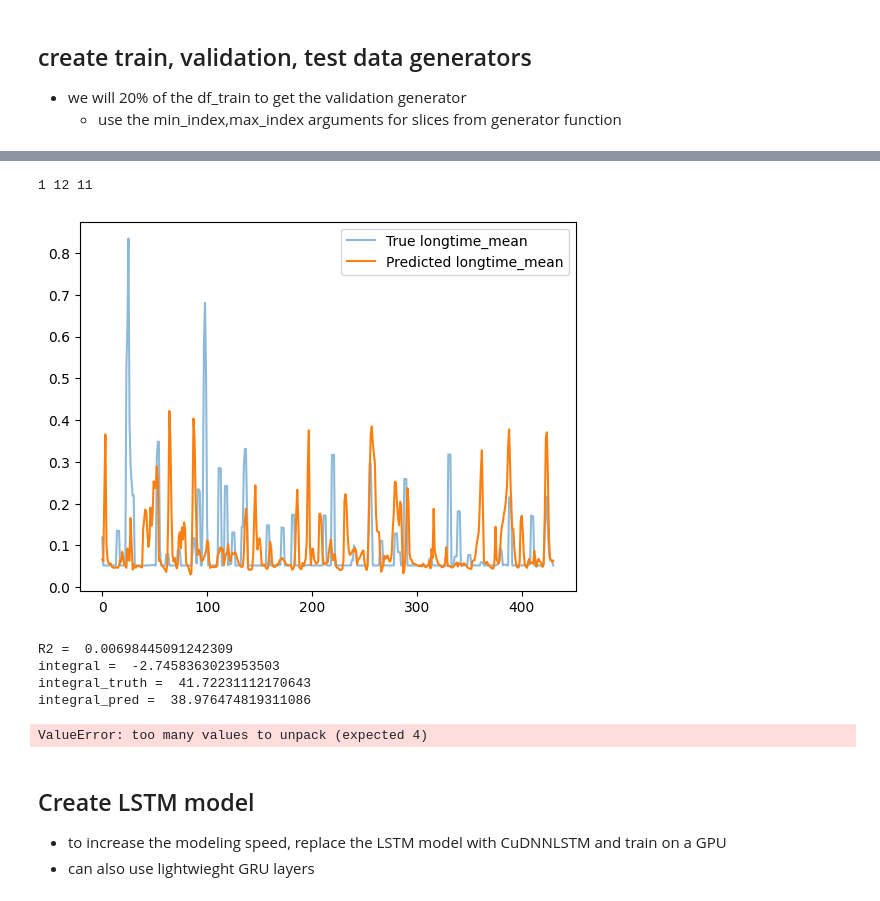
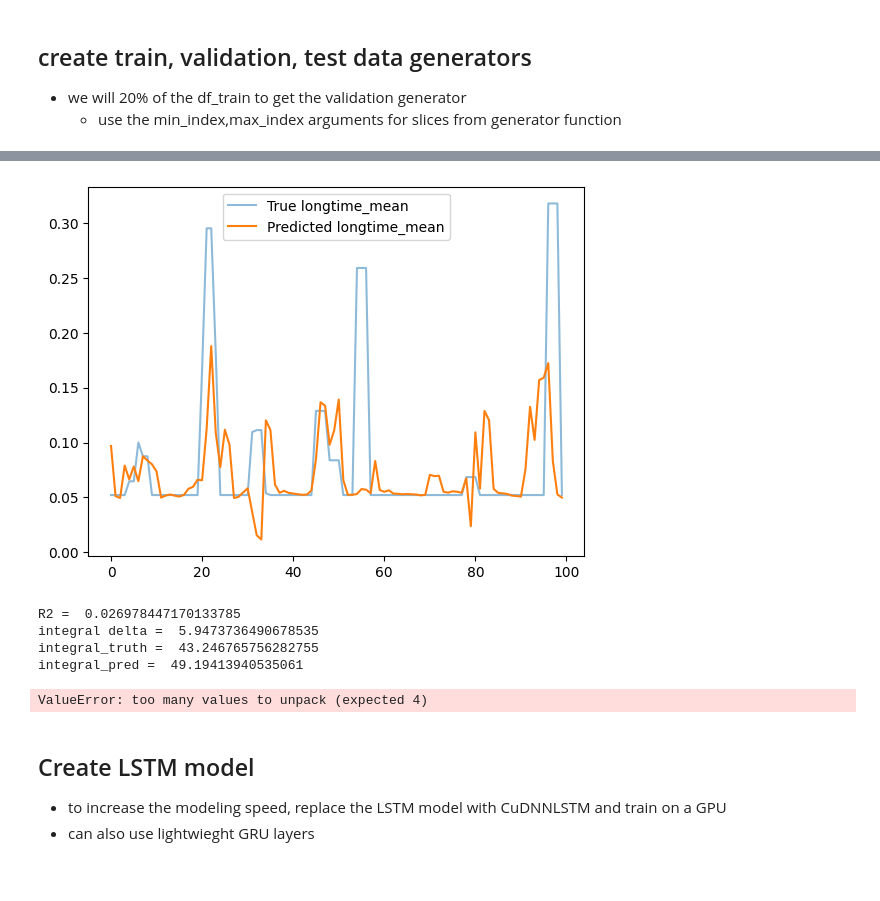
Before and after one commit to grinwi/smartboiler, a Jupyter notebook: src/smartboiler/lstm_example_with_multivariate_time_series 2.ipynb, the cells around one changed output, grey strips where cells are left out. Cells and saved outputs as stored; diff of their text form; code cells hidden in the pictures.

```diff
--- a/src/smartboiler/lstm_example_with_multivariate_time_series 2.ipynb
+++ b/src/smartboiler/lstm_example_with_multivariate_time_series 2.ipynb
@@ -187,7 +207,7 @@ with open('df_form_mult_16032024.pkl', 'rb') as f:
     df_concat_form = pickle.load(f)
     df_concat_form = df_concat_form.dropna(subset=['water_temperature_mean'])
 # %%
-with open('df_zuka_mult_16032024.pkl', 'rb') as f:
+with open('df_zuka_mult_01042024.pkl', 'rb') as f:
     df_concat_zuka = pickle.load(f)
     df_concat_zuka = df_concat_zuka.dropna(subset=['water_temperature_mean'])
 # %%
@@ -351,11 +404,19 @@ predicted_columns = [
     # "heading_to_home_cos",
 ]
 
+model_path = "model_zuka.keras"
+scaler_path = "scaler_zuka.pkl"
+
+# model_path = "model_zuka.keras"
+# scaler_path = "scaler_zuka.pkl"
 
 
-forecast = Forecast(dataHandler, start_of_data=start_of_data, model_path='model_zuka.pkl', scaler_path='scaler_zuka.pkl', predicted_columns=predicted_columns)
-# forecast.train_model(df_training_data=df_train)
-# forecast.build_model(
-# )
-# forecast.fit_model()
+
+
+forecast = Forecast(dataHandlerZuka, start_of_data=start_of_data, model_path=model_path, scaler_path=scaler_path, predicted_columns=predicted_columns)
+forecast.build_model()
+forecast.train_model(df_training_data=df_train)
+
+forecast.train_model(df_training_data=df_train_zuka)
+
 forecast.load_model(left_time_interval=start_of_data, right_time_interval=end_of_training_data)
@@ -455,15 +474,17 @@ Integral predicted: 11.884116709247474, Integral real: 14.164568179600565, Integ
 # %%
 
-left_test = datetime(2023,12,15)
-right_test = datetime(2024,3,1)
+left_test = datetime(2024,1,15)
+right_test = datetime(2024,4,1)
 
 from sklearn.metrics import mean_squared_error
 from scipy import stats
 import matplotlib.pyplot as plt
 
-df_test_direct = forecast.dataHandler.get_data_for_prediction(left_test, right_test)
-df_test_norm = df_test_direct.copy()
-df_test_norm = df_test.copy()
+# df_test_direct = forecast.dataHandler.get_data_for_prediction(left_test, right_test)
+# df_test_norm = df_test_direct.copy()
+
+
+df_test_norm = df_test_zuka.copy()
 df_test_norm[df_test_norm.columns] = forecast.scaler.transform(df_test_norm)
 
 test_gen = forecast.mul_generator(dataframe = df_test_norm,
@@ -488,12 +509,13 @@ num_targets = len(predicted_columns)
 len_columns = len(df_test.columns)
 num_features = len_columns - num_targets
 
-print(num_targets, len_columns, num_features)
 
 # np.expand_dims(y_truth,axis=1).shape
 y_pred_inv = np.concatenate(
     (y_pred, np.zeros((y_pred.shape[0], num_features))), axis=1
 )
+
+
 y_pred_inv = forecast.scaler.inverse_transform(y_pred_inv)
 
 y_truth_concat = np.concatenate(
@@ -511,43 +533,42 @@ y_pred_inv_df['longtime_mean'] = y_pred_inv_df['longtime_mean']
 y_pred_inv_df = y_pred_inv_df.dropna()
 
 
 for i in range(num_targets):
 
     plt.figure()
-    plt.plot(y_pred_inv_df['truth'][:], label=f'True {predicted_columns[i]}', alpha=0.5)
-    plt.plot(y_pred_inv_df['longtime_mean'][:], label=f'Predicted {predicted_columns[i]}')
+    plt.plot(y_pred_inv_df['truth'][:100], label=f'True {predicted_columns[i]}', alpha=0.5)
+    plt.plot(y_pred_inv_df['longtime_mean'][:100], label=f'Predicted {predicted_columns[i]}')
     plt.legend()
     plt.show()
     slope, intercept, r_value, p_value, std_err = stats.linregress(x=y_pred_inv_df['longtime_mean'],y=y_pred_inv_df['truth'])
     # mse = mean_squared_error(y_true=y_truth_curr, y_pred=y_pred_curr, squared=True)
     # rmse = mean_squared_error(y_true=y_truth_curr, y_pred=y_pred_curr, squared=False)
 
 
     print('R2 = ',r_value*r_value)
     # print('mse = ',mse)
     # print('rmse = ',rmse)
     #print integral of y_pred_curr - y_truth_curr
-    print('integral = ',np.trapz(y_pred_inv_df['truth'] - y_pred_inv_df['longtime_mean']))
+    print('integral delta = ',np.trapz(y_pred_inv_df['truth'] - y_pred_inv_df['longtime_mean']))
     print('integral_truth = ',np.trapz(y_pred_inv_df['longtime_mean']))
     print('integral_pred = ',np.trapz(y_pred_inv_df['truth']))
 
 
 slope, intercept, r_value, p_value, std_err = stats.linregress(x=y_pred,y=y_truth)
 mse = mean_squared_error(y_true=y_truth, y_pred=y_pred, squared=True)
 rmse = mean_squared_error(y_true=y_truth, y_pred=y_pred, squared=False)
 
 
 print('R2 = ',r_value*r_value)
 print('mse = ',mse)
 print('rmse = ',rmse)
 # %% [output]
+[figure, new version]
-1 12 11
+R2 =  0.026978447170133785
+integral delta =  5.9473736490678535
+integral_truth =  43.246765756282755
+integral_pred =  49.19413940535061
-[figure, old version]
-R2 =  0.00698445091242309
-integral =  -2.7458363023953503
-integral_truth =  41.72231112170643
-integral_pred =  38.976474819311086
+ValueError: too many values to unpack (expected 4)
-ValueError: too many values to unpack (expected 4)
 # %%
 
 from pytz import utc
```
Also changed, not shown: parts of 21 cells of this notebook, 3 other files.
